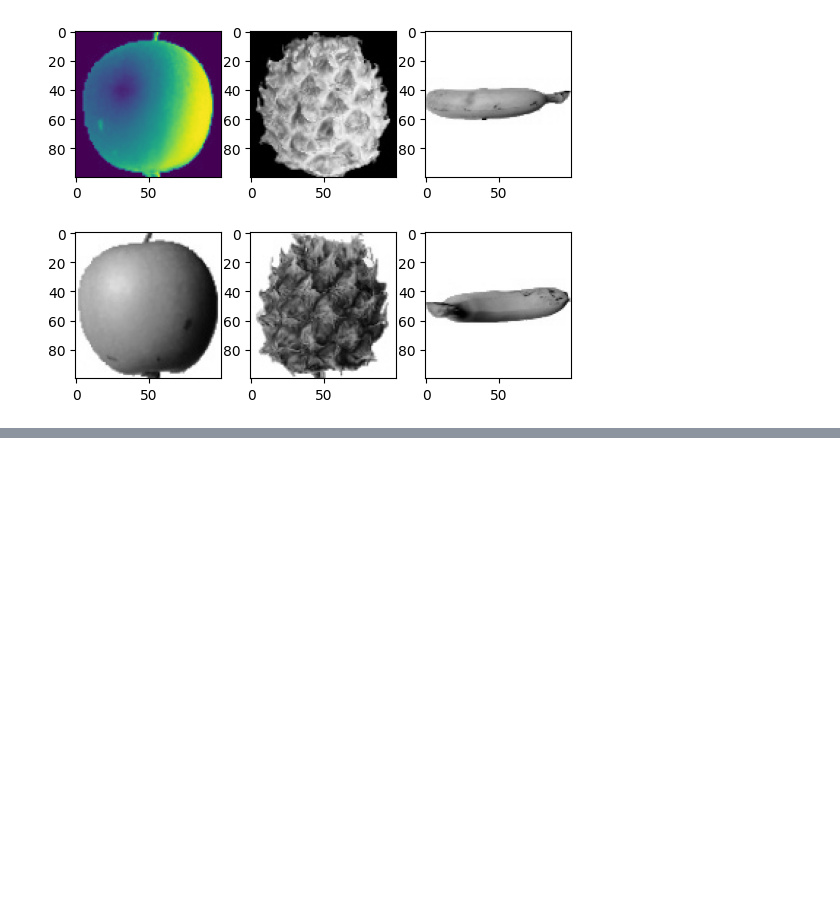
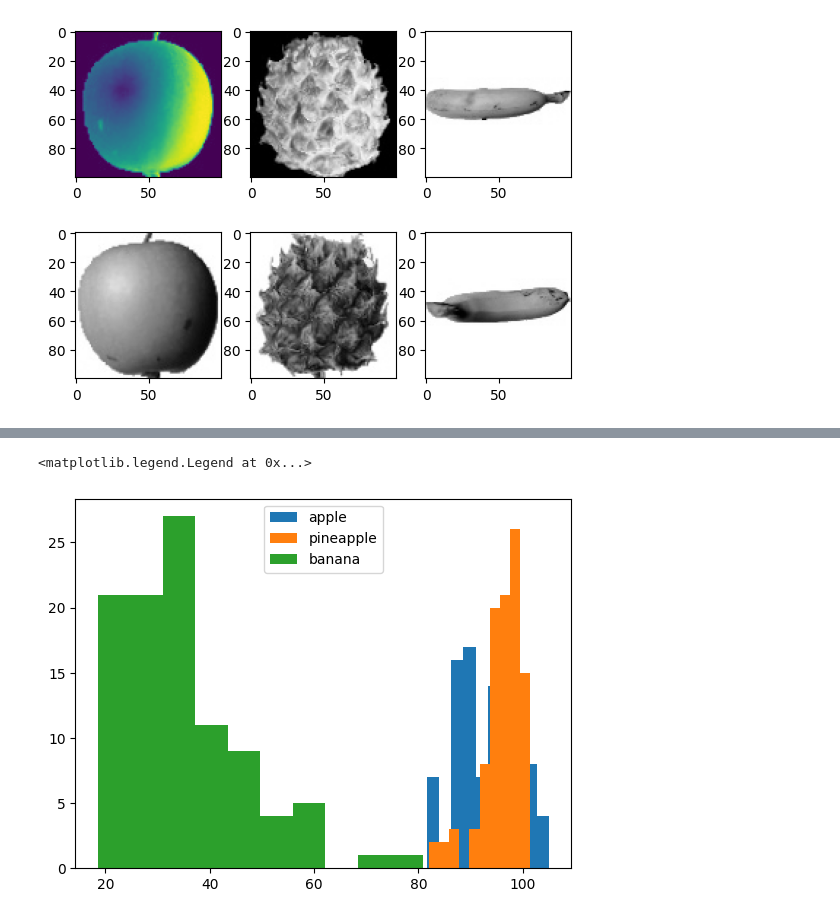
Before and after one commit to JSPARK0931/2025python, a Jupyter notebook: 02code/01test_new/16ml_cl01.ipynb, the cells around one changed output, grey strips where cells are left out. Saved outputs shown, nothing was run; the diff lists cells and outputs as text; code cells hidden in the pictures; blank space fills up the shorter version.

```diff
--- a/02code/01test_new/16ml_cl01.ipynb
+++ b/02code/01test_new/16ml_cl01.ipynb
@@ -64,3 +64,9 @@ plt.show()
 # %% [output]
 [figure]
 [figure]
+# %%
+# fixel값 분석
+# 100 X 100 이므로 10000줄 생성됨 3차원 => 2차원
+apple = fruits[0:100].reshape(100, 100*100)  # 100,100,100
+fineapple = fruits[100:200].reshape(-1,100*100)  # 100,100,100  : -1 을 나머지
+banana = fruits[200:300].reshape(-1,100*100)
@@ -66,0 +97,8 @@ plt.show()
+# %%
+plt.hist(np.mean(apple,axis=1))
+plt.hist(np.mean(fineapple,axis=1))
+plt.hist(np.mean(banana,axis=1))
+plt.legend(['apple','pineapple','banana'])
+# %% [output]
+<matplotlib.legend.Legend at 0x...>
+[figure, added]
```
Also changed, not shown: parts of 10 cells of this notebook.
